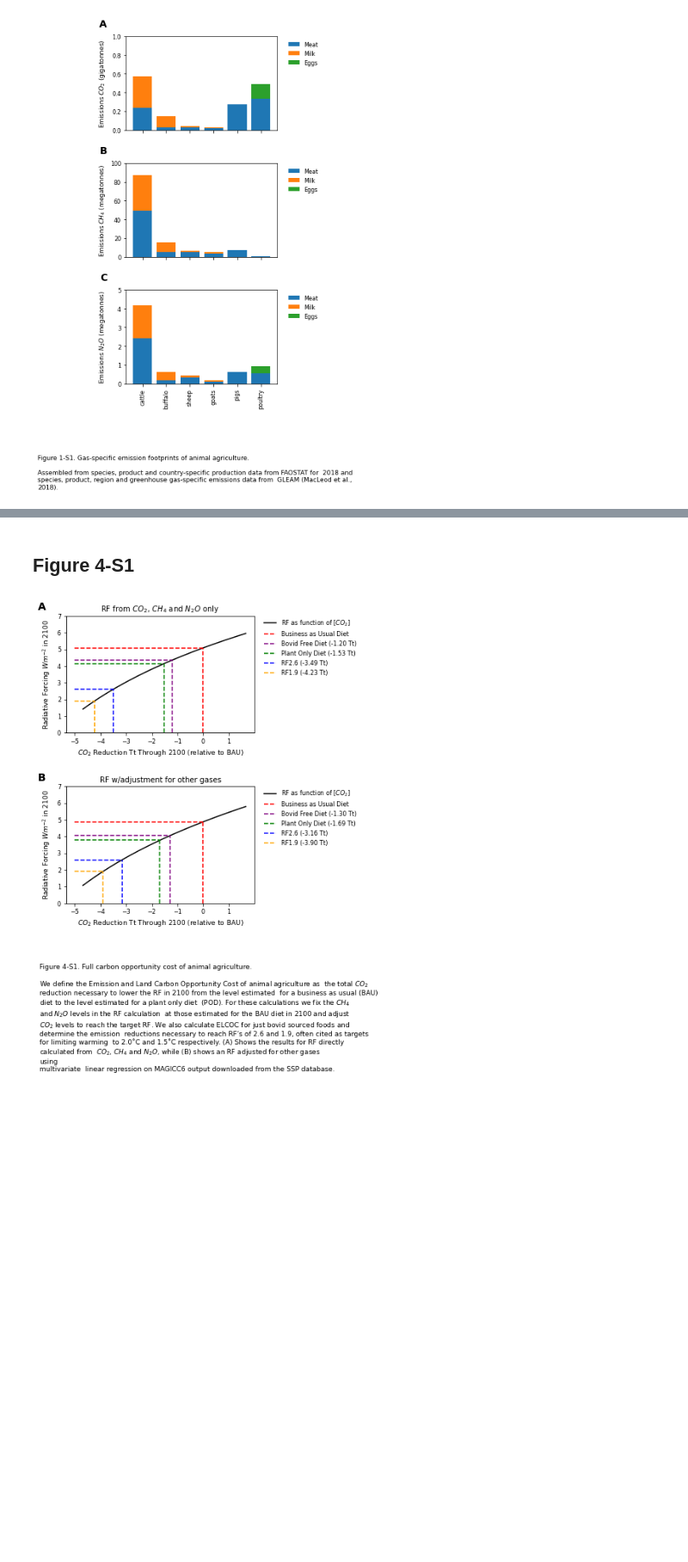
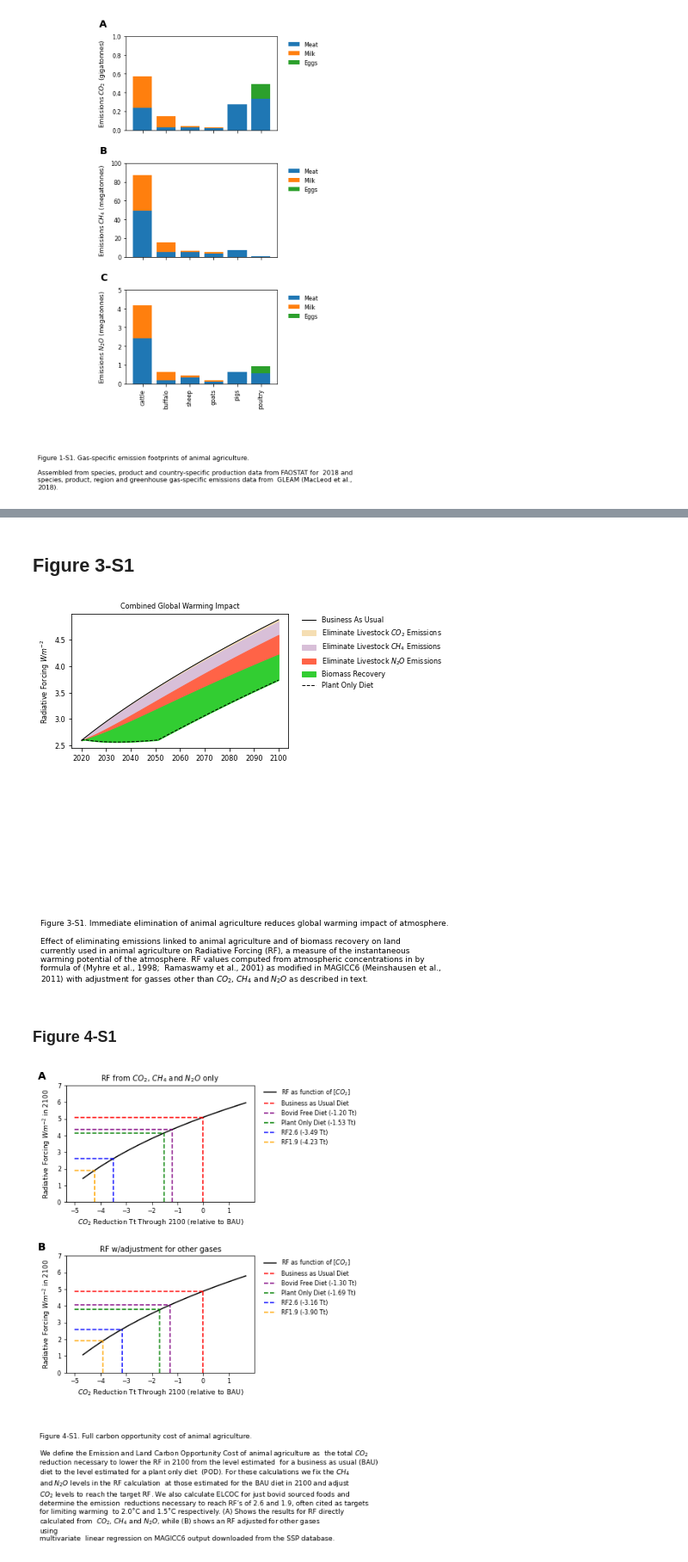
Before and after one commit to mbeisen/LivestockClimateImpact, a Jupyter notebook: PlanetaryReset-V2.ipynb, the cells around one changed output, grey strips where cells are left out. Shown at 86% size. Cells and saved outputs as stored; diff of their text form; code cells hidden in the pictures; blank space fills up the shorter version.

```diff
--- a/PlanetaryReset-V2.ipynb
+++ b/PlanetaryReset-V2.ipynb
@@ -3057,5 +3292,69 @@ for i, plot_scenario in enumerate(plot_scenarios):
+# %% [markdown]
+## Figure 3-S1
+# %%
+fignum = 3
+supnum = 1
+pdffile = "Figures_Supplements/Figure%d-S%d.pdf" % (fignum,supnum)
+
+with PdfPages(pdffile) as pdf:
+
+    df = scenarios.loc[2020:2100]
+
+    figw = 8.5
+    figh = 11
+
+    fig = plt.figure(figsize = (figw,figh),facecolor=(fc,fc,fc))
+
+    panelw = 3.5
+    panelh = panelw/1.61
+
+    margin_top = 4
+
+    panelx = 1.5
+    panely = figh - margin_top - panelh
+
+    ax = fig.add_axes([panelx/figw,panely/figh,panelw/figw,panelh/figh])
+
+
+    l1 = ax.plot(df.index,df['RFC|BAU'],color='black',label='Business as Usual',linewidth=1)
+    fb1 = ax.fill_between(df.index,df['RFC|BAU'],df['RFC|Elimination_Breakdown_CO2'],label=r'Eliminate Livestock $CO_2$ Emissions',color='wheat')
+    fb2 =ax.fill_between(df.index,df['RFC|Elimination_Breakdown_CO2'],df['RFC|Elimination_Breakdown_CO2_CH4'],label=r'Eliminate Livestock $CH_4$ Emissions',color='thistle')
+    fb3 =ax.fill_between(df.index,df['RFC|Elimination_Breakdown_CO2_CH4'],df['RFC|Elimination_Breakdown_CO2_CH4_N2O'],label=r'Eliminate Livestock $N_{2}O$ Emissions',color='tomato')
+    fb4 =ax.fill_between(df.index,df['RFC|Elimination_Breakdown_CO2_CH4_N2O'],df['RFC|Elimination'],label='Biomass Recovery',color='limegreen')
+    l2 = ax.plot(df.index,df['RFC|Elimination'],color='black',linestyle='dashed',label='Plant Only Diet',linewidth=1)
+    df = calib_scenarios.loc[2020:2100]
+    #ax.plot(df['RFC|BAU_m28GT'],c='gray',linestyle='dashed',label=r'28Gt/year $CO_2$ reduction from BAU')
+    ax.set_title("Combined Global Warming Impact", fontsize=8)
+
+    ax.set_ylabel(r"Radiative Forcing $Wm^{-2}$",fontsize=8)
+
+    #ax.legend()
+
+    ax.legend([l1[0],fb1,fb2,fb3,fb4,l2[0]],['Business As Usual',r'Eliminate Livestock $CO_2$ Emissions',r'Eliminate Livestock $CH_4$ Emissions',r'Eliminate Livestock $N_{2}O$ Emissions',
+                                      'Biomass Recovery','Plant Only Diet'],bbox_to_anchor=(1.05,1.0), borderaxespad=0, frameon=False)
+
+    flh = r"Figure %d-S%d. Immediate elimination of animal agriculture reduces global warming impact of atmosphere." % (fignum,supnum)
+
+    flt = r'''Effect of eliminating emissions linked to animal agriculture and of biomass recovery on land currently used
+in animal agriculture on Radiative Forcing (RF), a measure of the instantaneous warming potential of the atmosphere.
+RF values computed from atmospheric concentrations in by formula of (Myhre et al., 1998;
+Ramaswamy et al., 2001) as modified in MAGICC6 (Meinshausen et al., 2011) with adjustment for gasses other than
+CO2, CH4 and N2O as described in text.'''
+
+    flt = flt.replace("CO2",r"$CO_2$")
+    flt = flt.replace("CH4",r"$CH_4$")
+    flt = flt.replace("N2O",r"$N_{2}O$")
+
+    annot_txt = flh + "\n\n" + tw.fill(tw.dedent(flt.rstrip()), width=labelw)
+
+    plt.figtext(1/figw, 1/figh, annot_txt, horizontalalignment='left', verticalalignment='bottom', fontsize=cap_fontsize, multialignment='left', wrap="True")
+
+    pdf.savefig()
+    #plt.savefig(pdffile.replace('pdf','png'),dpi=300)
+# %% [output]
+[figure, added]
 # %% [markdown]
-## Figure 4-S1
+### Figure 4-S1
 # %%
 proj_end = scenarios.loc[2100]
 
```
Also changed, not shown: parts of 141 cells of this notebook, 53 other files.
